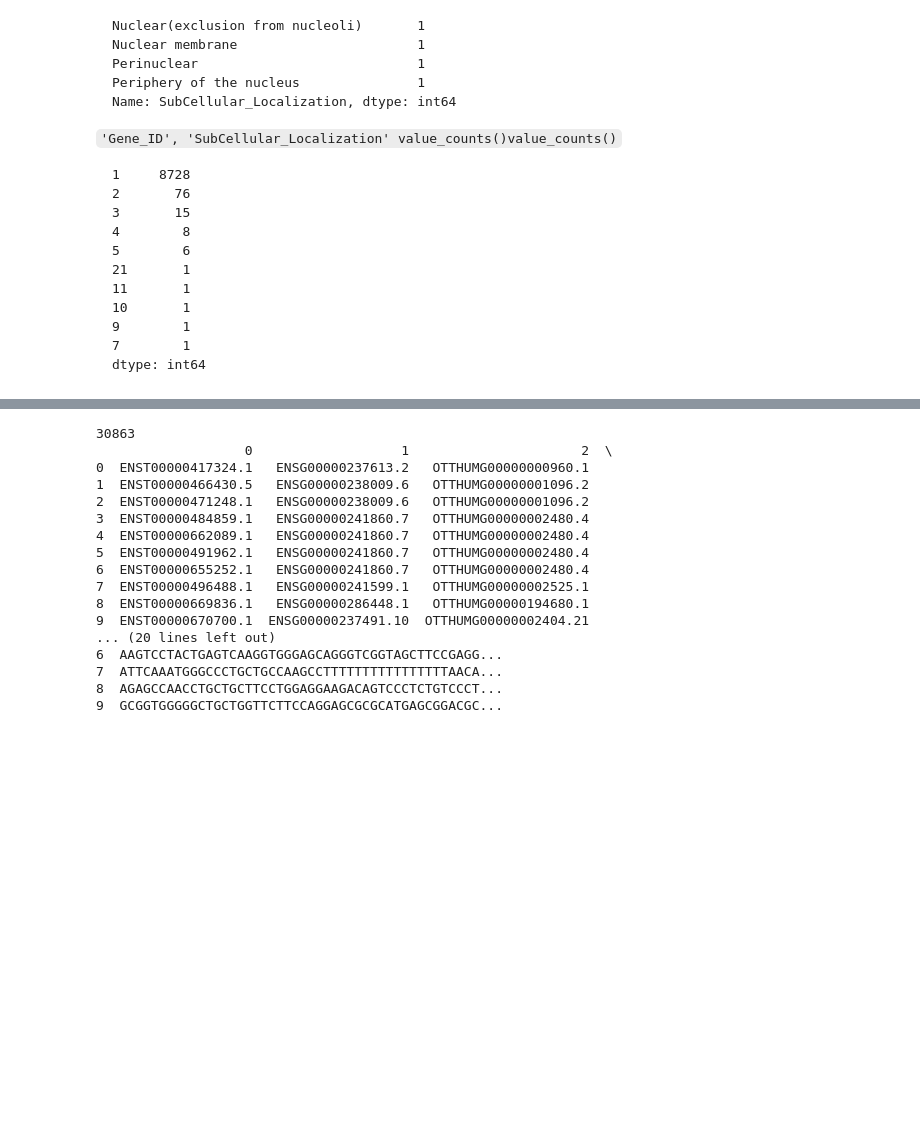
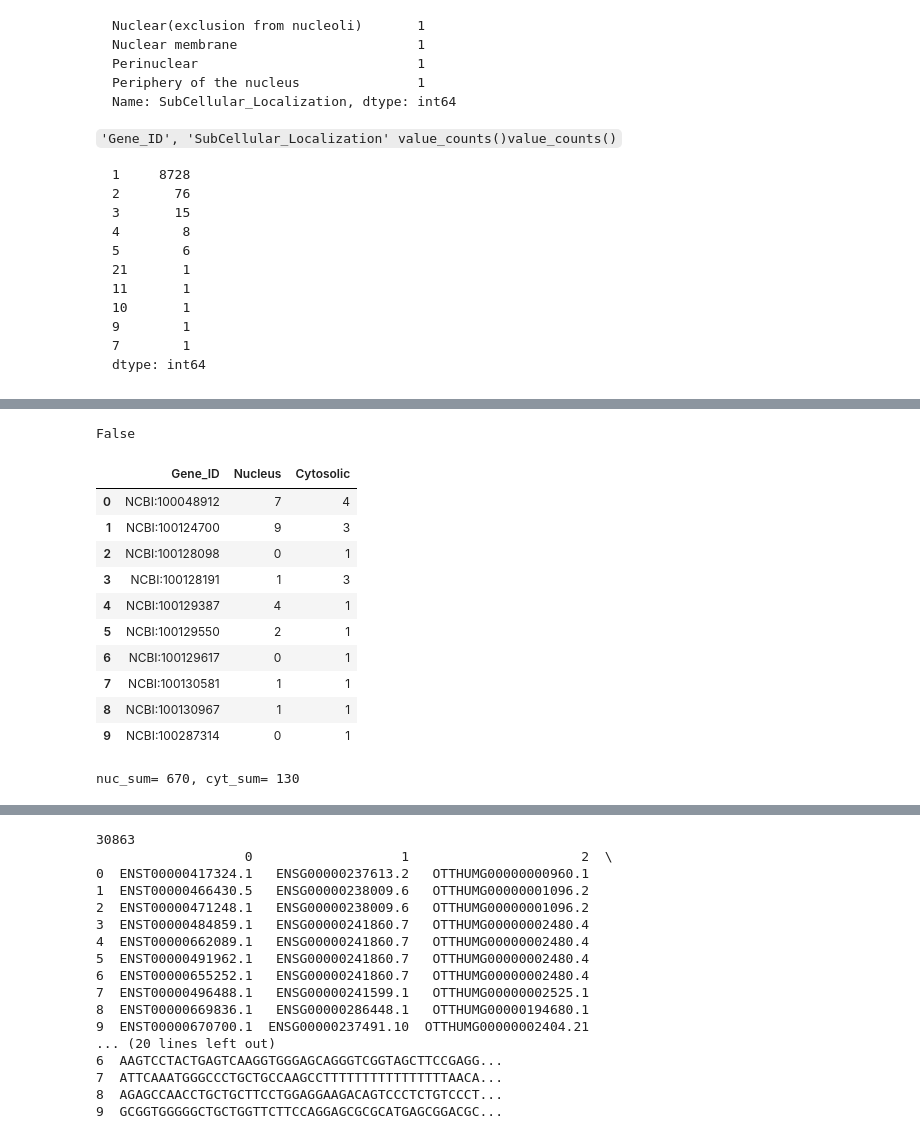
Before and after one commit to JiandeWuu/sixthTool, a Jupyter notebook: data.ipynb, the cells around one changed output, grey strips where cells are left out. Cells and saved outputs as stored; diff of their text form; code cells hidden in the pictures; blank space fills up the shorter version.

```diff
--- a/data.ipynb
+++ b/data.ipynb
@@ -35,6 +59,7 @@ with open("data/society/cdhit80_data_seq_loc75_test.fasta", 'w') as out:
 # %%
 seq_df = pd.read_csv("data/society/All RNA sequence/human_RNA_sequence.txt", sep="\t")
 rna_df = pd.read_csv("data/society/All RNA subcellular localization data.txt", sep="\t")
+e_rna_df = pd.read_csv("data/society/All experimental RNA subcellular localization data.txt", sep="\t")
 # %%
 # seq to fasta
 print(seq_df.head(1))
@@ -52,0 +125,8 @@ sub_df = sub_df[sub_df['Species'] == 'Homo sapiens']
+# %%
+sub_df = e_rna_df[e_rna_df['RNA_category'].isin(['antisense RNA', 'lncRNA', 'lincRNA'])]
+sub_df = sub_df[sub_df['Species'] == 'Homo sapiens']
+sub_value_counts = sub_df.value_counts('SubCellular_Localization').reset_index()
+sub_df = sub_df[sub_df['Gene_ID'].isin(seq_df['Gene_ID'].unique())]
+sub_value_counts[1] = sub_df.value_counts('SubCellular_Localization').reset_index()[0]
+sub_value_counts = sub_value_counts.rename(columns={0: 'ALL', 1: 'Has Seq'})
+print(sub_value_counts)
@@ -176,10 +274,15 @@ Gene_ID 的 SubCellular_Localization 數量
 # %%
 # Cytosol,Cytoplasm,Ribosome,Exosome
 # Nuclear,Nucleus
-cytosolic = ['Exosome', 'Cytosol', 'Cytoplasm', 'Membrane', 'Insoluble cytoplasm', 'Ribosome', 'Ribosome-free cytosol', 'Mitochondrion', 'Endoplasmic reticulum', 'Microsome']
+cytosolic = ['Cytosol', 'Cytoplasm', 'Membrane', 'Insoluble cytoplasm', 'Ribosome', 'Ribosome-free cytosol', 'Mitochondrion', 'Endoplasmic reticulum', 'Microsome']
 nucleus = ['Nucleus', 'Nucleoplasm', 'Chromatin', 'Nucleolus', 'Nuclear', 'Nuclear speckle', 'Paraspeckle', 'Paraspeckles in the nucleus', 'Nuclear periphery', 'Speckle periphery', 'Nuclear(exclusion from nucleoli)', 'Nuclear membrane', 'Perinuclear', 'Periphery of the nucleus']
 
 sub_df['SubCellular_Localization'] = sub_df['SubCellular_Localization'].replace(cytosolic, 'Cytosolic')
 sub_df['SubCellular_Localization'] = sub_df['SubCellular_Localization'].replace(nucleus, 'Nucleus')
+sub_df = sub_df[sub_df['SubCellular_Localization'].isin(["Nucleus", "Cytosolic"])]
 print(sub_df['SubCellular_Localization'].value_counts())
+
+sub_has_seq_df['SubCellular_Localization'] = sub_has_seq_df['SubCellular_Localization'].replace(cytosolic, 'Cytosolic')
+sub_has_seq_df['SubCellular_Localization'] = sub_has_seq_df['SubCellular_Localization'].replace(nucleus, 'Nucleus')
+print(sub_has_seq_df['SubCellular_Localization'].value_counts())
 # %% [output]
@@ -188,8 +295,10 @@ Nucleus      2037
 Soma            1
 Name: SubCellular_Localization, dtype: int64
 # %%
-print(sub_df.drop_duplicates(['Gene_ID', 'SubCellular_Localization'])['Gene_ID'].value_counts().value_counts())
-# value_count = sub_df[['Gene_ID', 'SubCellular_Localization']].value_counts()
-# print(value_count)
-# print(value_count.value_counts())
+# print(sub_df.drop_duplicates(['Gene_ID', 'SubCellular_Localization'])['Gene_ID'].value_counts().value_counts())
+# print(sub_has_seq_df.drop_duplicates(['Gene_ID', 'SubCellular_Localization'])['Gene_ID'].value_counts().value_counts())
+# sub_df = sub_df.astype({'Gene_ID': str})
+value_count = sub_df[['Gene_ID', 'SubCellular_Localization']].value_counts()
+print(value_count)
+print(value_count.value_counts())
 # %% [output]
@@ -199,0 +322,31 @@ Name: Gene_ID, dtype: int64
+# %%
+# print(sub_df[sub_df['Gene_ID'] == np.nan])
+# sub_df = sub_df.dropna(subset=['Gene_ID'])
+# print(sub_df['Gene_ID'].isnull().values.any())
+# sub_df[sub_df['Gene_ID'] == 'nan']
+# print(len(sub_df['Gene_ID'].unique()))
+print('nan' in np.array(sub_df['Gene_ID'].unique(), dtype=str))
+# print(np.sort(np.array(sub_df['Gene_ID'].unique(), dtype=str)))
+# %% [output]
+False
+# %%
+value_count_df = value_count.reset_index()
+local = []
+for gene_id in sub_df['Gene_ID'].unique():
+    nuc_count = value_count[gene_id]['Nucleus'] if 'Nucleus' in value_count[gene_id].index else 0
+    cyt_count = value_count[gene_id]['Cytosolic'] if 'Cytosolic' in value_count[gene_id].index else 0
+    local.append([gene_id, nuc_count, cyt_count])
+local_df = pd.DataFrame(local, columns=['Gene_ID', 'Nucleus', 'Cytosolic'])
+local_df.head(10)
+# %% [output]
+|  | Gene_ID | Nucleus | Cytosolic |
+| 0 | NCBI:100048912 | 7 | 4 |
+| 1 | NCBI:100124700 | 9 | 3 |
+| 2 | NCBI:100128098 | 0 | 1 |
+| 3 | NCBI:100128191 | 1 | 3 |
+| 4 | NCBI:100129387 | 4 | 1 |
+| 5 | NCBI:100129550 | 2 | 1 |
+| 6 | NCBI:100129617 | 0 | 1 |
+| 7 | NCBI:100130581 | 1 | 1 |
+| 8 | NCBI:100130967 | 1 | 1 |
+| 9 | NCBI:100287314 | 0 | 1 |
@@ -200,3 +355,14 @@ Name: Gene_ID, dtype: int64
+# %%
+nuc_sum = 0
+cyt_sum = 0
+for i in range(len(local_df)):
+    if local_df["Nucleus"][i] / (local_df["Nucleus"][i] + local_df["Cytosolic"][i]) > 0.75:
+        nuc_sum += 1
+    if local_df["Cytosolic"][i] / (local_df["Nucleus"][i] + local_df["Cytosolic"][i]) > 0.75:
+        cyt_sum += 1
+print("nuc_sum= %d, cyt_sum= %d" % (nuc_sum, cyt_sum))
+# %% [output]
+nuc_sum= 670, cyt_sum= 130
 # %%
 print(sub_df.count())
 print(sub_df[sub_df['Gene_ID'].isin(seq_df['Gene_ID'])].count())
```
Also changed, not shown: parts of 11 cells of this notebook, 32 other files.
